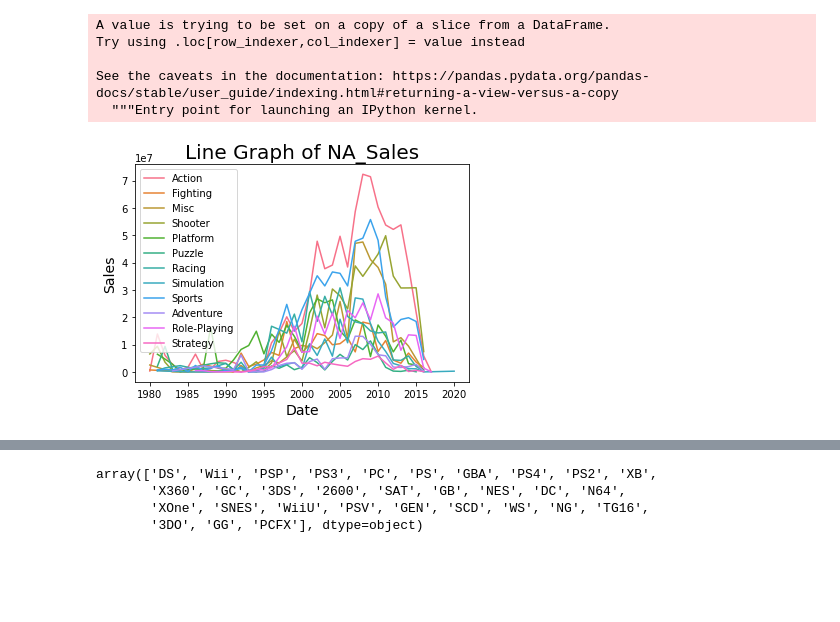
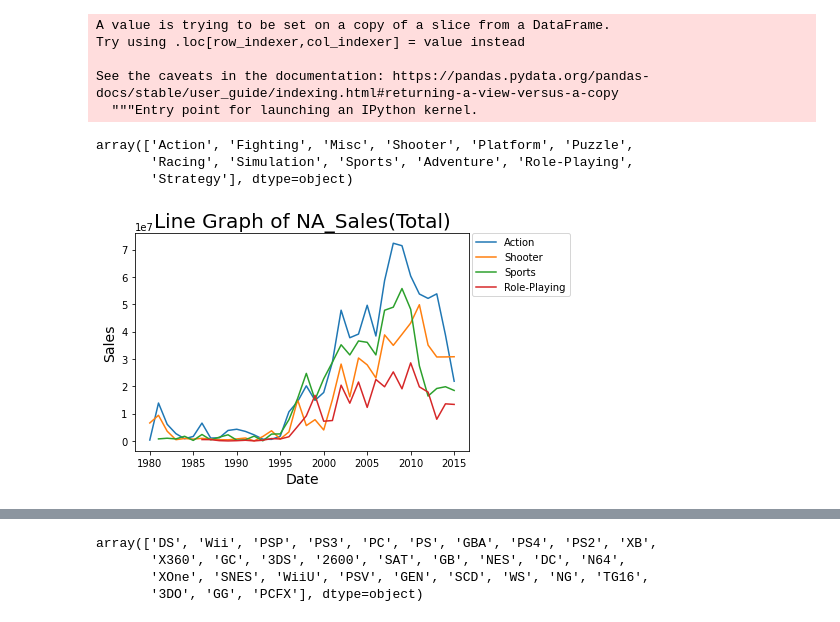
Before and after one commit to zookeeper464/data-analysis, a Jupyter notebook: Untitled22.ipynb, the cells around one changed output, grey strips where cells are left out. Drawn from its saved outputs; the diff is of its cells as text; code cells hidden in the pictures; blank space fills up the shorter version.

```diff
--- a/Untitled22.ipynb
+++ b/Untitled22.ipynb
@@ -218,14 +251,29 @@ yng_dfo1 = yng_dfo1.fillna(0)
 # %%
 import seaborn as sns
 import matplotlib.pyplot as plt
+# %%
+yngm_dfe["Genre"].unique()
+# %% [output]
+array(['Action', 'Fighting', 'Misc', 'Shooter', 'Platform', 'Puzzle',
+       'Racing', 'Simulation', 'Sports', 'Adventure', 'Role-Playing',
+       'Strategy'], dtype=object)
+# %%
+yngm_dfn2 = yngm_dfn[yngm_dfn['Genre'].str.contains("Action|Sports|Shooter|Role-Playing")]
+yngm_dfe2 = yngm_dfe[yngm_dfe['Genre'].str.contains("Action|Sports|Shooter|Role-Playing")]
+yngm_dfj2 = yngm_dfj[yngm_dfj['Genre'].str.contains("Action|Sports|Shooter|Role-Playing")]
+yngm_dfo2 = yngm_dfo[yngm_dfo['Genre'].str.contains("Action|Sports|Shooter|Role-Playing")]
+yng_dfn2 = yng_dfn[yng_dfn['Genre'].str.contains("Action|Sports|Shooter|Role-Playing")]
+yng_dfe2 = yng_dfe[yng_dfe['Genre'].str.contains("Action|Sports|Shooter|Role-Playing")]
+yng_dfj2 = yng_dfj[yng_dfj['Genre'].str.contains("Action|Sports|Shooter|Role-Playing")]
+yng_dfo2 = yng_dfo[yng_dfo['Genre'].str.contains("Action|Sports|Shooter|Role-Playing")]
 # %%
-ax = sns.lineplot(x='Year', y='NA_Sales', hue='Genre', data=yng_dfn)
-plt.title('Line Graph of NA_Sales', fontsize=20)
+ax = sns.lineplot(x='Year', y='NA_Sales', hue='Genre', data=yng_dfn2[yng_dfn2["Year"]<=2015])
+plt.title('Line Graph of NA_Sales(Total)', fontsize=20)
 
 plt.ylabel('Sales', fontsize=14)
 plt.xlabel('Date', fontsize=14)
 
-plt.legend(loc='best')
+plt.legend(loc='upper right', bbox_to_anchor=(1.3, 1), borderaxespad=0)
 plt.show()
 # %% [output]
-[figure, old version]
+[figure, new version]
```
Also changed, not shown: parts of 34 cells of this notebook.
